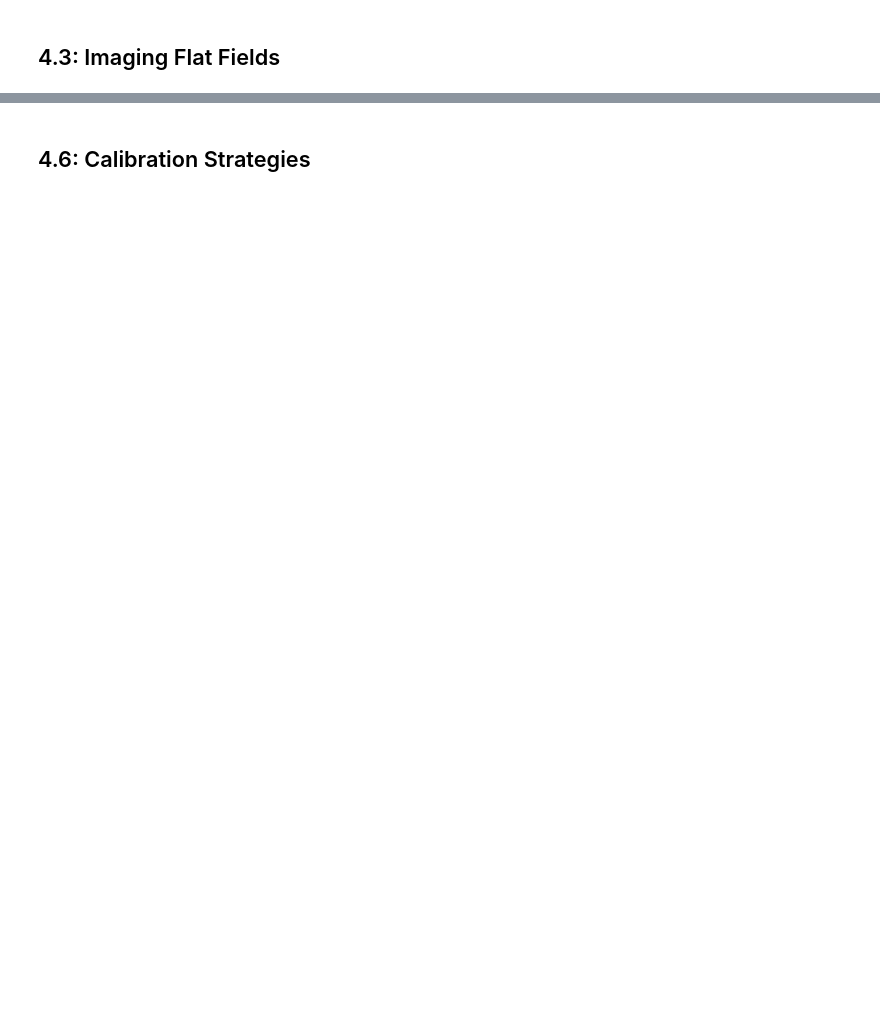
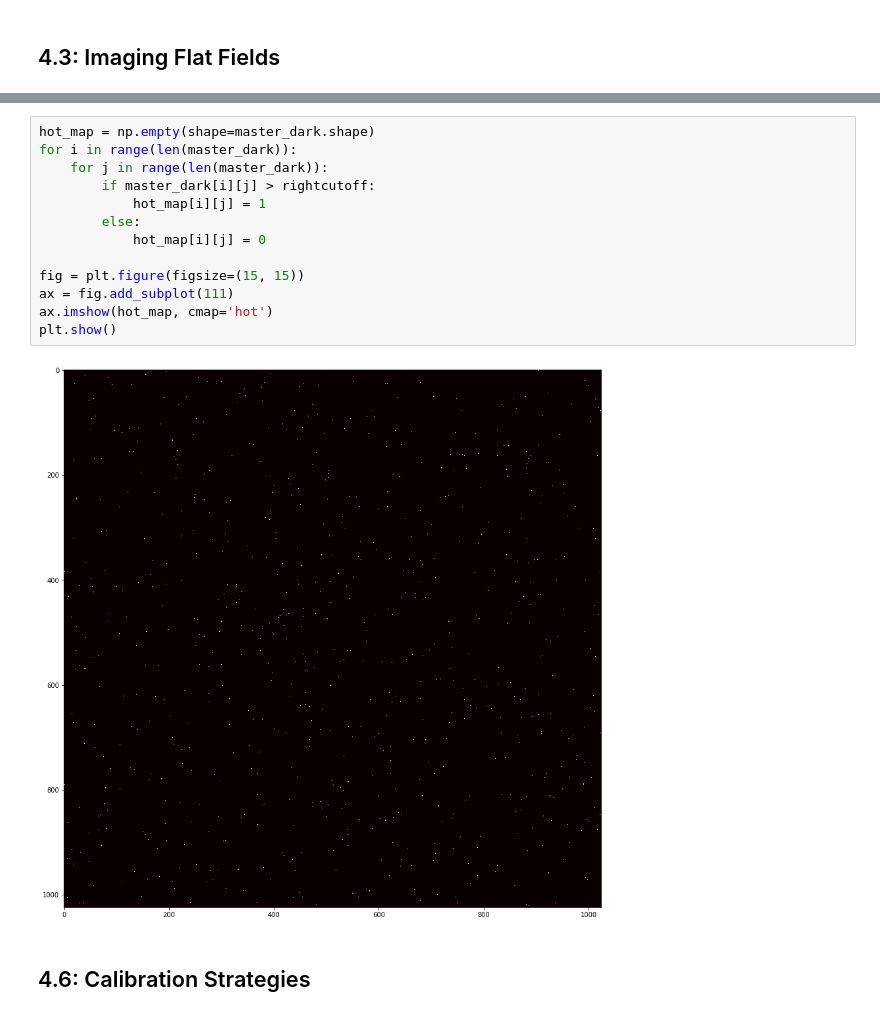
Before and after one commit to berylcczhang/ast443-nyc, a Jupyter notebook: lab0/jupyter/lab0_analysis.ipynb, the cells around one changed output, grey strips where cells are left out. Drawn from its saved outputs; the diff is of its cells as text; blank space fills up the shorter version.

```diff
--- a/lab0/jupyter/lab0_analysis.ipynb
+++ b/lab0/jupyter/lab0_analysis.ipynb
@@ -291,2 +370,17 @@ Intercept = 999.7099 +/- 0.2710
+# %%
+hot_map = np.empty(shape=master_dark.shape)
+for i in range(len(master_dark)):
+    for j in range(len(master_dark)):
+        if master_dark[i][j] > rightcutoff:
+            hot_map[i][j] = 1
+        else:
+            hot_map[i][j] = 0
+
+fig = plt.figure(figsize=(15, 15))
+ax = fig.add_subplot(111)
+ax.imshow(hot_map, cmap='hot')
+plt.show()
+# %% [output]
+[figure, added]
 # %% [markdown]
 ## 4.6: Calibration Strategies
```
Also changed, not shown: parts of 14 cells of this notebook.
